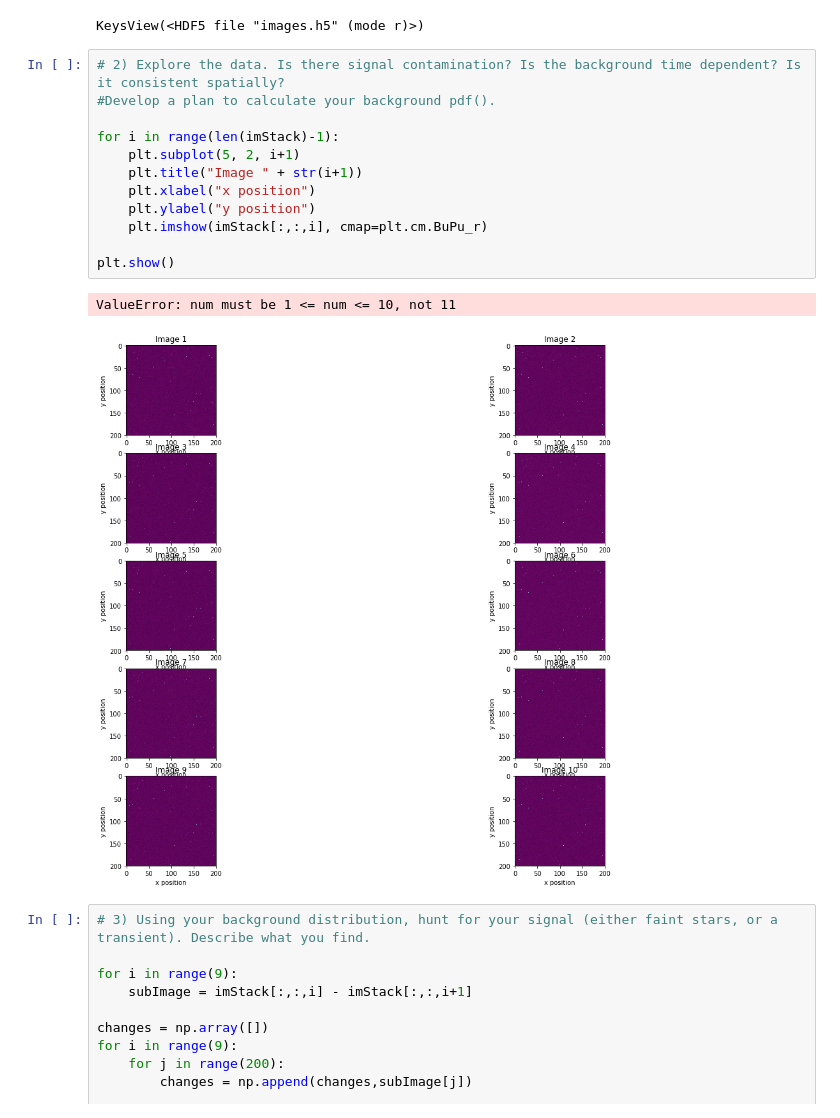
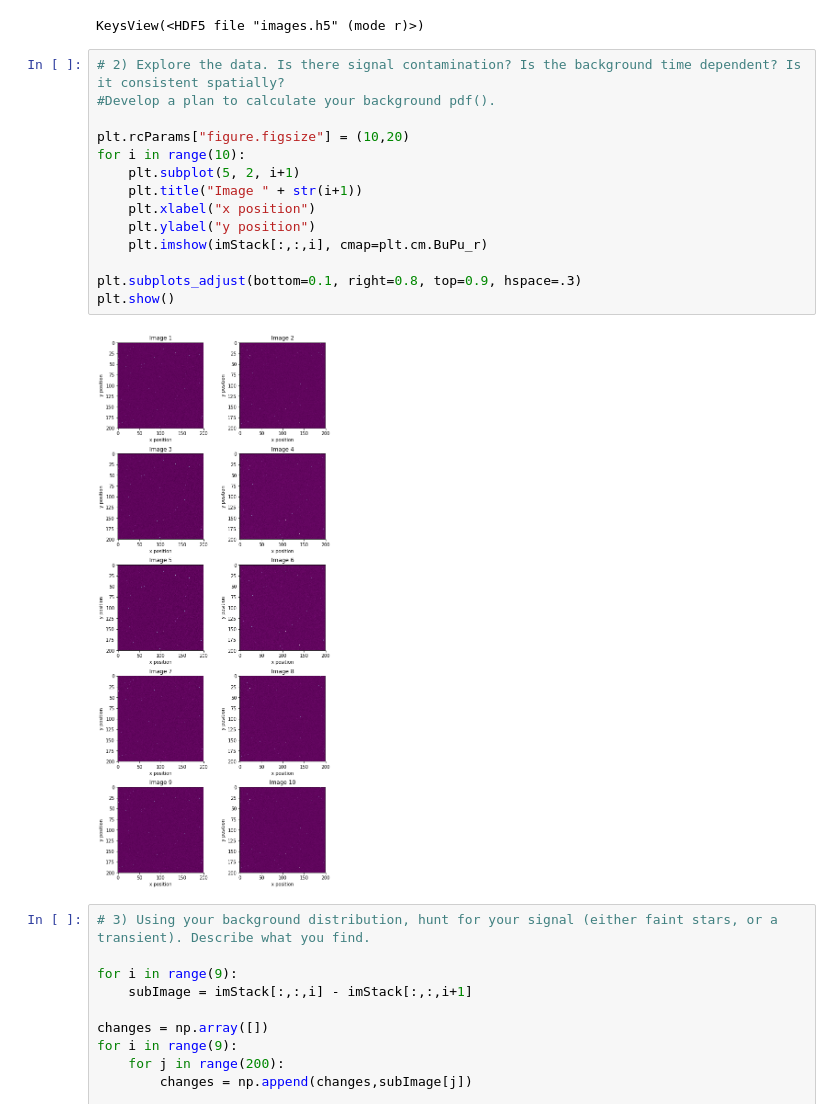
Before and after one commit to s-agiedd/PHYS_434, a Jupyter notebook: Labs/Alyssa_Giedd_Lab4.ipynb, the cells around one changed output. Cells and saved outputs as stored; diff of their text form.

```diff
--- a/Labs/Alyssa_Giedd_Lab4.ipynb
+++ b/Labs/Alyssa_Giedd_Lab4.ipynb
@@ -128,18 +151,19 @@ KeysView(<HDF5 file "images.h5" (mode r)>)
 # %%
 # 2) Explore the data. Is there signal contamination? Is the background time dependent? Is it consistent spatially?
 #Develop a plan to calculate your background pdf().
 
-for i in range(len(imStack)-1):
+plt.rcParams["figure.figsize"] = (10,20)
+for i in range(10):
     plt.subplot(5, 2, i+1)
     plt.title("Image " + str(i+1))
     plt.xlabel("x position")
     plt.ylabel("y position")
     plt.imshow(imStack[:,:,i], cmap=plt.cm.BuPu_r)
 
+plt.subplots_adjust(bottom=0.1, right=0.8, top=0.9, hspace=.3)
 plt.show()
 # %% [output]
-ValueError: num must be 1 <= num <= 10, not 11
-[figure, old version]
+[figure, new version]
 # %%
 # 3) Using your background distribution, hunt for your signal (either faint stars, or a transient). Describe what you find.
 
```
Also changed, not shown: parts of 2 cells of this notebook.
